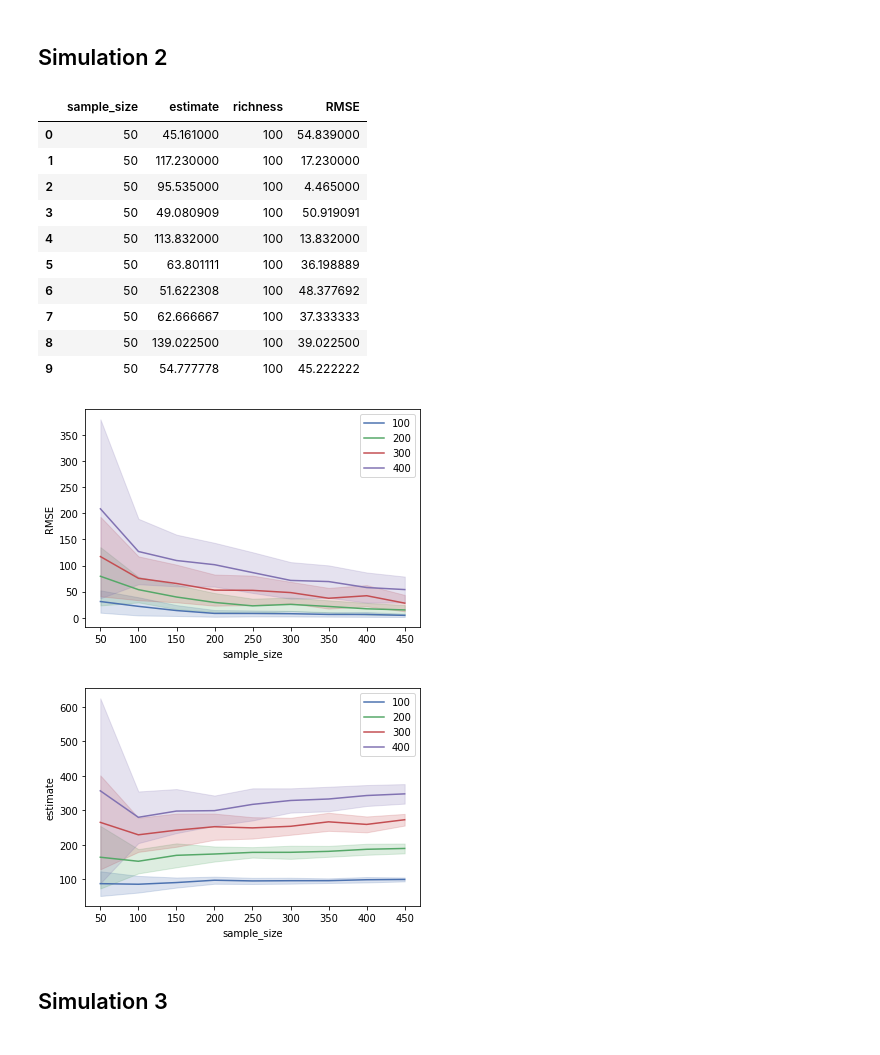
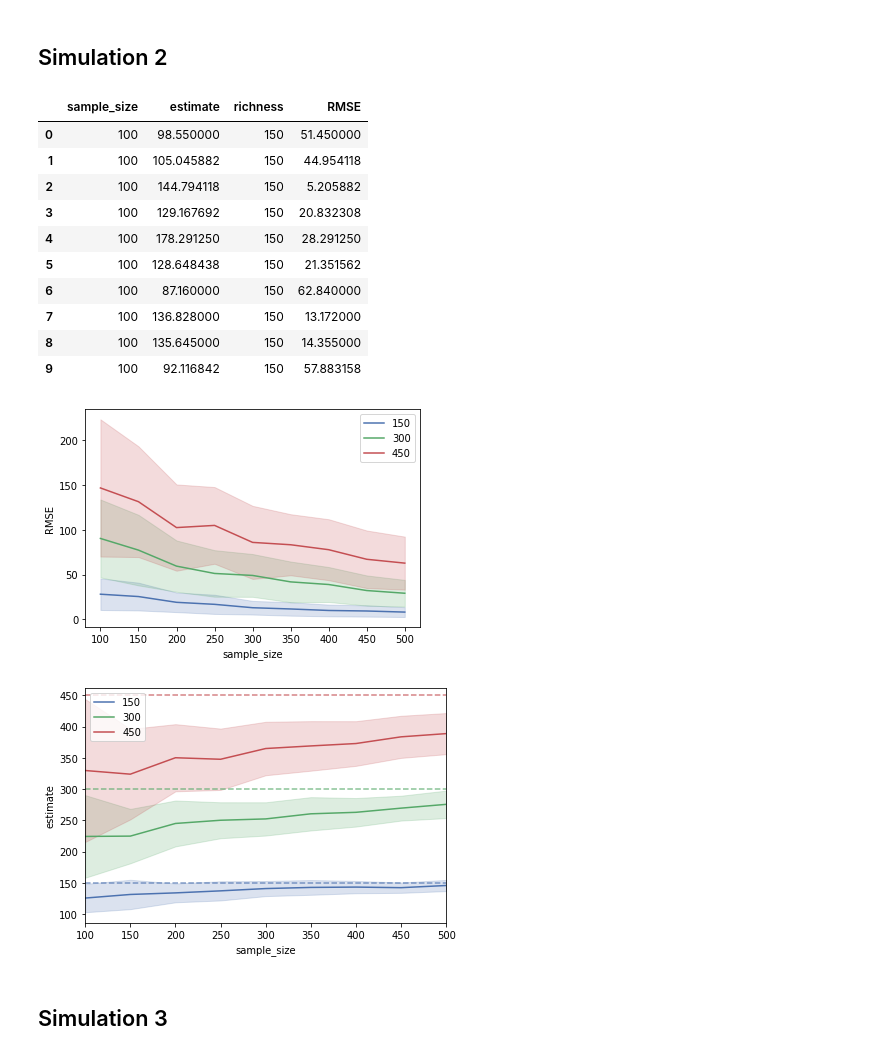
Before and after one commit to mikekestemont/chivalric_diversity, a Jupyter notebook: analysis.ipynb, the cells around one changed output. Drawn from its saved outputs; the diff is of its cells as text; code cells hidden in the pictures.

```diff
--- a/analysis.ipynb
+++ b/analysis.ipynb
@@ -334,9 +334,9 @@ De eenvoudige Jackknife doet het zeker niet slecht voor grotere *sample sizes*.
 # %% [markdown]
 ## Simulation 2
 # %%
-richnesses = range(100, 500, 100)
-sample_sizes = range(50, 500, 50)
-iterations, cv = 50, 0.937
+richnesses = range(150, 500, 150)
+sample_sizes = range(100, 550, 50)
+iterations, cv = 100, 0.937
 results = []
 
 for richness, sample_size in tqdm(list(product(richnesses, sample_sizes))):
@@ -352,16 +352,16 @@ results['RMSE'] = np.sqrt((results['richness'] - results['estimate']) ** 2)
 results.head(10)
 # %% [output]
 |  | sample_size | estimate | richness | RMSE |
-| 0 | 50 | 45.161000 | 100 | 54.839000 |
-| 1 | 50 | 117.230000 | 100 | 17.230000 |
-| 2 | 50 | 95.535000 | 100 | 4.465000 |
-| 3 | 50 | 49.080909 | 100 | 50.919091 |
-| 4 | 50 | 113.832000 | 100 | 13.832000 |
-| 5 | 50 | 63.801111 | 100 | 36.198889 |
-| 6 | 50 | 51.622308 | 100 | 48.377692 |
-| 7 | 50 | 62.666667 | 100 | 37.333333 |
-| 8 | 50 | 139.022500 | 100 | 39.022500 |
-| 9 | 50 | 54.777778 | 100 | 45.222222 |
+| 0 | 100 | 98.550000 | 150 | 51.450000 |
+| 1 | 100 | 105.045882 | 150 | 44.954118 |
+| 2 | 100 | 144.794118 | 150 | 5.205882 |
+| 3 | 100 | 129.167692 | 150 | 20.832308 |
+| 4 | 100 | 178.291250 | 150 | 28.291250 |
+| 5 | 100 | 128.648438 | 150 | 21.351562 |
+| 6 | 100 | 87.160000 | 150 | 62.840000 |
+| 7 | 100 | 136.828000 | 150 | 13.172000 |
+| 8 | 100 | 135.645000 | 150 | 14.355000 |
+| 9 | 100 | 92.116842 | 150 | 57.883158 |
 # %%
 import seaborn as sns
 import matplotlib.pyplot as plt
@@ -371,14 +371,19 @@ for idx, group in results.groupby('richness'):
     ax = sns.lineplot(x="sample_size", y="RMSE", ci= 'sd', data=group, label=label)
 plt.legend();
 # %% [output]
-[figure, old version]
+[figure, new version]
 # %%
-for idx, group in results.groupby('richness'):
+colors = sns.color_palette()[:3]
+
+for (idx, group), c in zip(results.groupby('richness'), colors):
     label = str(group['richness'].unique()[0])
     ax = sns.lineplot(x="sample_size", y="estimate", ci= 'sd', data=group, label=label)
-plt.legend();
+    plt.gca().axhline(int(label), c=c, ls='--', alpha=.7)
+plt.legend()
+plt.xlim((min(sample_sizes), max(sample_sizes)))
+plt.tight_layout();
 # %% [output]
-[figure, old version]
+[figure, new version]
 # %% [markdown]
 ## Simulation 3
 # %%
```
Also changed, not shown: parts of 3 cells of this notebook.
